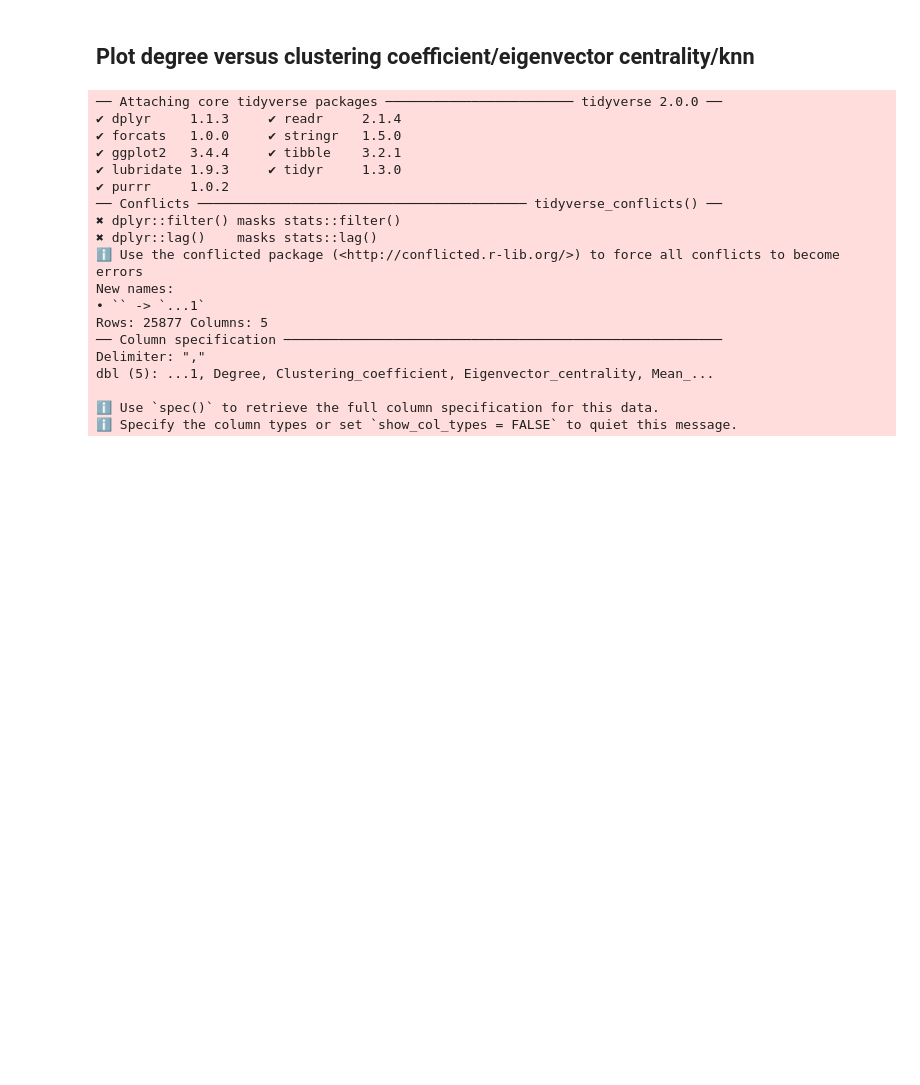
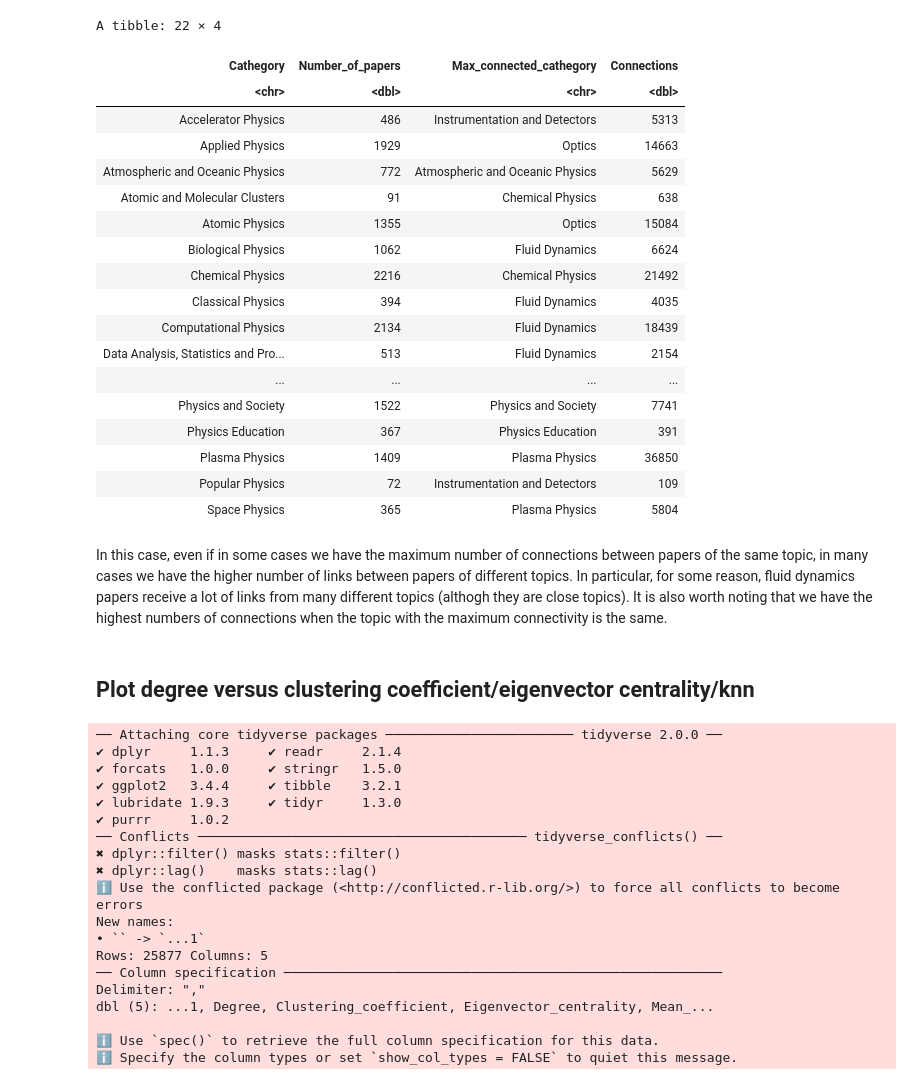
Before and after one commit to riccardo03-maker/Abstract_network, a Jupyter notebook: plots_scibert.ipynb, the cells around one changed output. Cells and saved outputs as stored; diff of their text form; code cells hidden in the pictures; blank space fills up the shorter version.

Commit message:
Implemented splitting into communities for SciBERT network

```diff
--- a/plots_scibert.ipynb
+++ b/plots_scibert.ipynb
@@ -0,0 +3,5 @@
+# %%
+library(tidyverse)
+connections_between_cathegories <- read_csv(
+    "scibert_network/results/connections_between_cathegories.csv"
+)
@@ -1,3 +29,50 @@
+# %%
+all_physics_topics = c("Accelerator Physics", "Applied Physics", "Atmospheric and Oceanic Physics", "Atomic and Molecular Clusters",
+                      "Atomic Physics", "Biological Physics", "Chemical Physics", "Classical Physics", "Computational Physics",
+                      "Data Analysis, Statistics and Probability", "Fluid Dynamics", "General Physics", "Geophysics",
+                      "History and Philosophy of Physics", "Instrumentation and Detectors", "Medical Physics", "Optics",
+                        "Physics and Society", "Physics Education", "Plasma Physics", "Popular Physics", "Space Physics")
+
+for(i in (1:22)){
+  max_connections_for_topic <- connections_between_cathegories %>%
+    select(c("...1", all_physics_topics[i])) %>%
+    mutate("Cathegory" = all_physics_topics[i], "Number_of_papers" = connections_between_cathegories$Number_of_papers[i])
+
+  colnames(max_connections_for_topic) <- c("Max_connected_cathegory", "Connections", "Cathegory", "Number_of_papers")
+  max_connections_for_topic <- max_connections_for_topic %>%
+    filter(Connections == max(Connections)) %>%
+    select(c("Cathegory", "Number_of_papers", "Max_connected_cathegory", "Connections"))
+  if(i == 1){
+    max_connections <- max_connections_for_topic
+  }
+  else{
+    max_connections <- bind_rows(max_connections, max_connections_for_topic)
+  }
+}
+# %%
+max_connections
+# %% [output]
+A tibble: 22 × 4
+| Cathegory | Number_of_papers | Max_connected_cathegory | Connections |
+| <chr> | <dbl> | <chr> | <dbl> |
+| Accelerator Physics | 486 | Instrumentation and Detectors | 5313 |
+| Applied Physics | 1929 | Optics | 14663 |
+| Atmospheric and Oceanic Physics | 772 | Atmospheric and Oceanic Physics | 5629 |
+| Atomic and Molecular Clusters | 91 | Chemical Physics | 638 |
+| Atomic Physics | 1355 | Optics | 15084 |
+| Biological Physics | 1062 | Fluid Dynamics | 6624 |
+| Chemical Physics | 2216 | Chemical Physics | 21492 |
+| Classical Physics | 394 | Fluid Dynamics | 4035 |
+| Computational Physics | 2134 | Fluid Dynamics | 18439 |
+| Data Analysis, Statistics and Pro... | 513 | Fluid Dynamics | 2154 |
+| ... | ... | ... | ... |
+| Physics and Society | 1522 | Physics and Society | 7741 |
+| Physics Education | 367 | Physics Education | 391 |
+| Plasma Physics | 1409 | Plasma Physics | 36850 |
+| Popular Physics | 72 | Instrumentation and Detectors | 109 |
+| Space Physics | 365 | Plasma Physics | 5804 |
+# %% [markdown]
+In this case, even if in some cases we have the maximum number of connections between papers of the same topic, in many cases we have the higher number of links between papers of different topics. In particular, for some reason, fluid dynamics papers receive a lot of links from many different topics (althogh they are close topics). It is also worth noting that we have the highest numbers of connections when the topic with the maximum connectivity is the same.
 # %% [markdown]
 ## Plot degree versus clustering coefficient/eigenvector centrality/knn
 # %%
```
Also changed, not shown: parts of 2 cells of this notebook, 7 other files.
